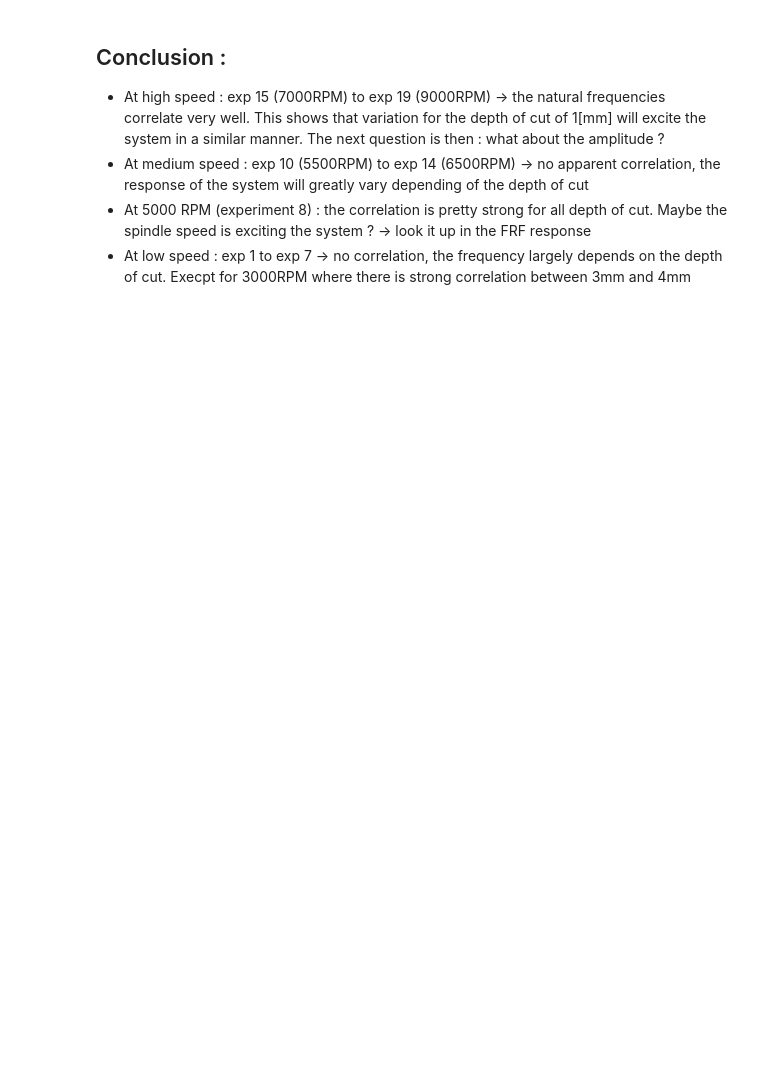
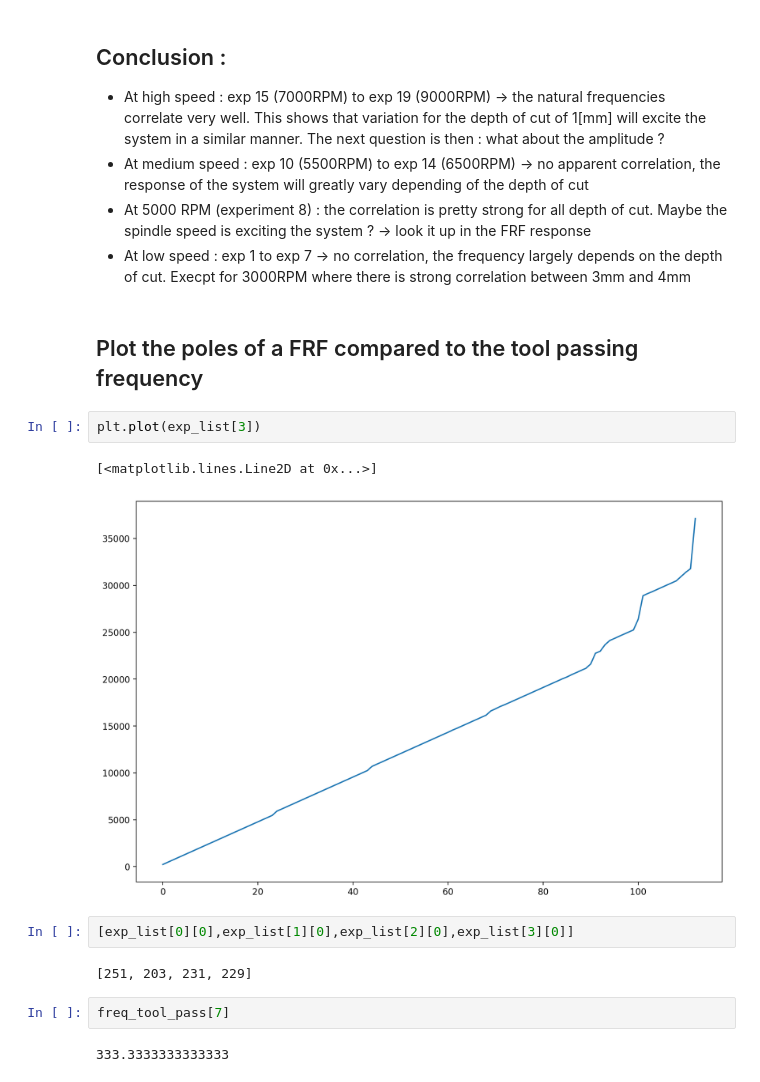
Before and after one commit to Carbone96/Vibrations, a Jupyter notebook: Data insight (Vibrations).ipynb, the cells around one changed output. Cells and saved outputs as stored; diff of their text form; blank space fills up the shorter version.

```diff
--- a/Data insight (Vibrations).ipynb
+++ b/Data insight (Vibrations).ipynb
@@ -183,3 +221,18 @@ plt.show()
 - At medium speed : exp 10 (5500RPM) to exp 14 (6500RPM) -> no apparent correlation, the response of the system will greatly vary depending of the depth of cut
 - At 5000 RPM (experiment 8) : the correlation is pretty strong for all depth of cut. Maybe the spindle speed is exciting the system ? -> look it up in the FRF response
 - At low speed : exp 1 to exp 7 -> no correlation, the frequency largely depends on the depth of cut. Execpt for 3000RPM where there is strong correlation between 3mm and 4mm
+# %% [markdown]
+## Plot the poles of a FRF compared to the tool passing frequency
+# %%
+plt.plot(exp_list[3])
+# %% [output]
+[<matplotlib.lines.Line2D at 0x...>]
+[figure, added]
+# %%
+[exp_list[0][0],exp_list[1][0],exp_list[2][0],exp_list[3][0]]
+# %% [output]
+[251, 203, 231, 229]
+# %%
+freq_tool_pass[7]
+# %% [output]
+333.3333333333333
```
Also changed, not shown: parts of 6 cells of this notebook.
